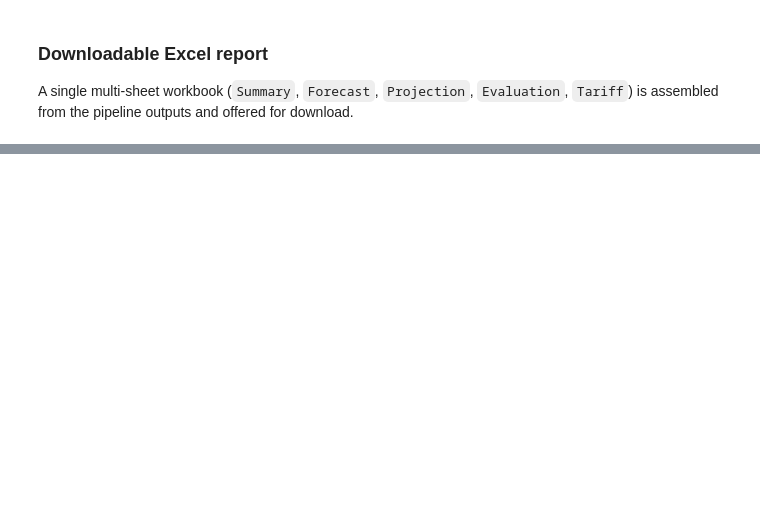
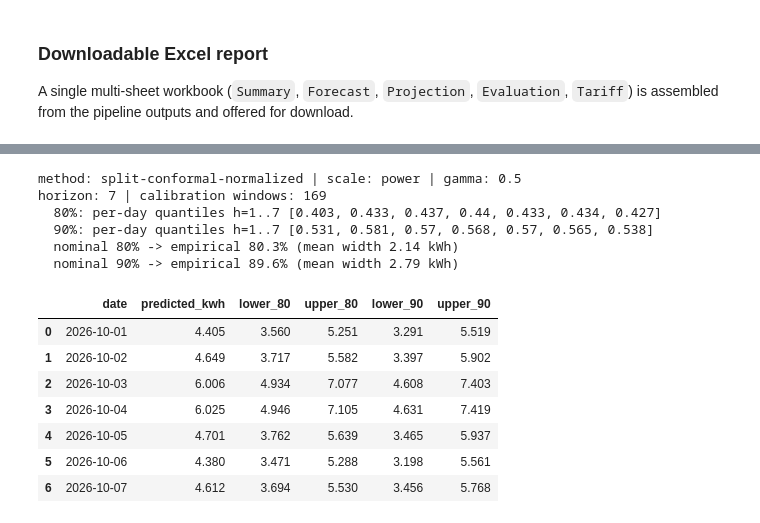
Before and after one commit to Mainak-2006/electricity-demand-forecasting, a Jupyter notebook: notebooks/exploration.ipynb, the cells around one changed output, grey strips where cells are left out. Saved outputs shown, nothing was run; the diff lists cells and outputs as text; code cells hidden in the pictures; blank space fills up the shorter version.

```diff
--- a/notebooks/exploration.ipynb
+++ b/notebooks/exploration.ipynb
@@ -233,0 +246,29 @@ Sheets: ['Summary', 'Forecast', 'Projection', 'Evaluation', 'Tariff']
+# %%
+cal = json.loads(Path("../artifacts/calibration.json").read_text())
+print("method:", cal["method"], "| scale:", cal["scale"], "| gamma:", cal["gamma"])
+print("horizon:", cal["horizon"], "| calibration windows:", cal["n_cal"])
+for level, q in cal["levels"].items():
+    print(f"  {float(level):.0%}: per-day quantiles h=1..{len(q)} {[round(x, 3) for x in q]}")
+
+cov = json.loads(Path("../outputs/evaluation.json").read_text())["calibration"]["coverage"]
+for lvl, d in cov.items():
+    print(f"  nominal {float(lvl):.0%} -> empirical {d['empirical']:.1%} (mean width {d['mean_width']:.2f} kWh)")
+# %% [output]
+method: split-conformal-normalized | scale: power | gamma: 0.5
+horizon: 7 | calibration windows: 169
+  80%: per-day quantiles h=1..7 [0.403, 0.433, 0.437, 0.44, 0.433, 0.434, 0.427]
+  90%: per-day quantiles h=1..7 [0.531, 0.581, 0.57, 0.568, 0.57, 0.565, 0.538]
+  nominal 80% -> empirical 80.3% (mean width 2.14 kWh)
+  nominal 90% -> empirical 89.6% (mean width 2.79 kWh)
+# %%
+preds = pd.read_csv("../outputs/predictions.csv")
+preds[["date", "predicted_kwh", "lower_80", "upper_80", "lower_90", "upper_90"]]
+# %% [output]
+|  | date | predicted_kwh | lower_80 | upper_80 | lower_90 | upper_90 |
+| 0 | 2026-10-01 | 4.405 | 3.560 | 5.251 | 3.291 | 5.519 |
+| 1 | 2026-10-02 | 4.649 | 3.717 | 5.582 | 3.397 | 5.902 |
+| 2 | 2026-10-03 | 6.006 | 4.934 | 7.077 | 4.608 | 7.403 |
+| 3 | 2026-10-04 | 6.025 | 4.946 | 7.105 | 4.631 | 7.419 |
+| 4 | 2026-10-05 | 4.701 | 3.762 | 5.639 | 3.465 | 5.937 |
+| 5 | 2026-10-06 | 4.380 | 3.471 | 5.288 | 3.198 | 5.561 |
+| 6 | 2026-10-07 | 4.612 | 3.694 | 5.530 | 3.456 | 5.768 |
```
Also changed, not shown: parts of 18 cells of this notebook.
